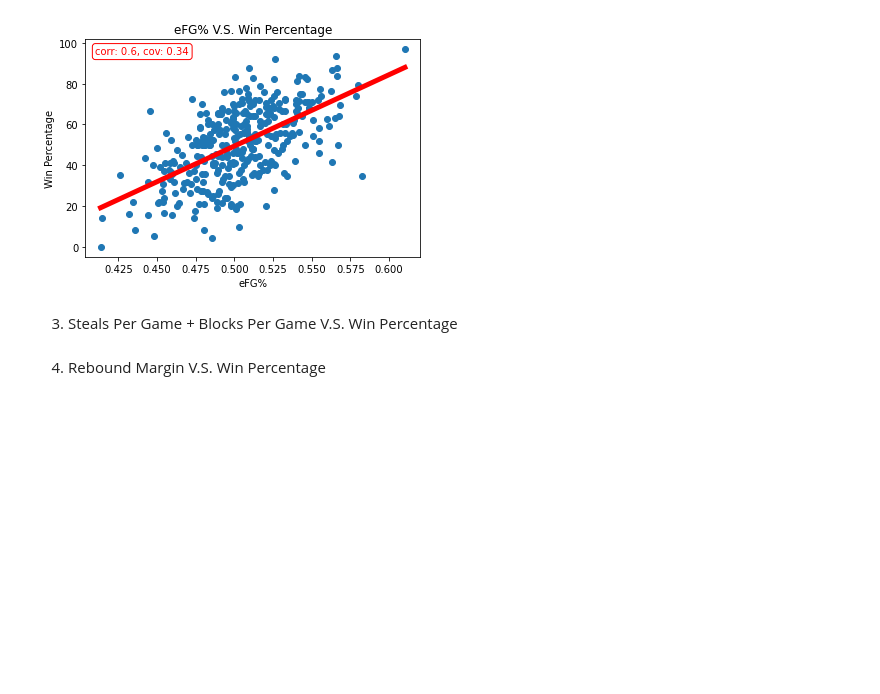
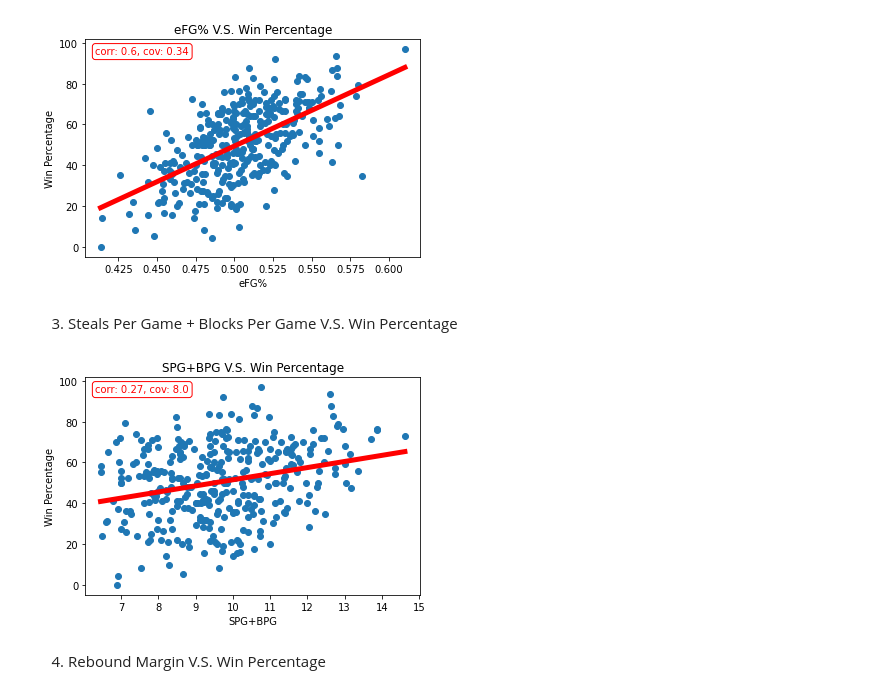
Before and after one commit to NCAA-Basketball-Predictor/Predictor, a Jupyter notebook: EDA.ipynb, the cells around one changed output. Saved outputs shown, nothing was run; the diff lists cells and outputs as text; code cells hidden in the pictures; blank space fills up the shorter version.

```diff
--- a/EDA.ipynb
+++ b/EDA.ipynb
@@ -107,10 +136,13 @@ plot_utils.draw_scatter_plot(efg,win_percentage,"eFG%", "Win Percentage")
 # %%
 importlib.reload(utils)
 importlib.reload(plot_utils)
 import scipy.stats as stats
 import numpy as np
 spg_bpg = ncaa_stats.get_column("SPG+BPG")
 win_percentage = ncaa_stats.get_column("Win Percentage")
+plot_utils.draw_scatter_plot(spg_bpg,win_percentage,"SPG+BPG", "Win Percentage")
+# %% [output]
+[figure, added]
 # %% [markdown]
 4. Rebound Margin V.S. Win Percentage
 # %%
```
Also changed, not shown: parts of 4 cells of this notebook.
